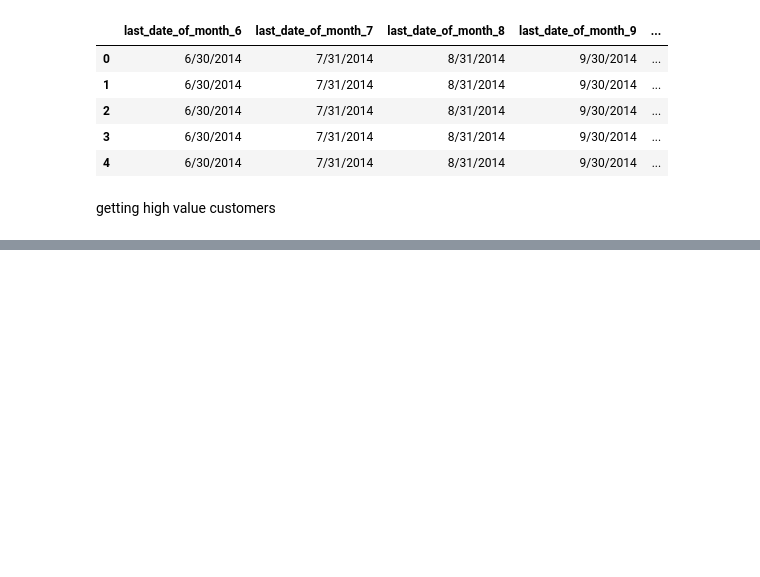
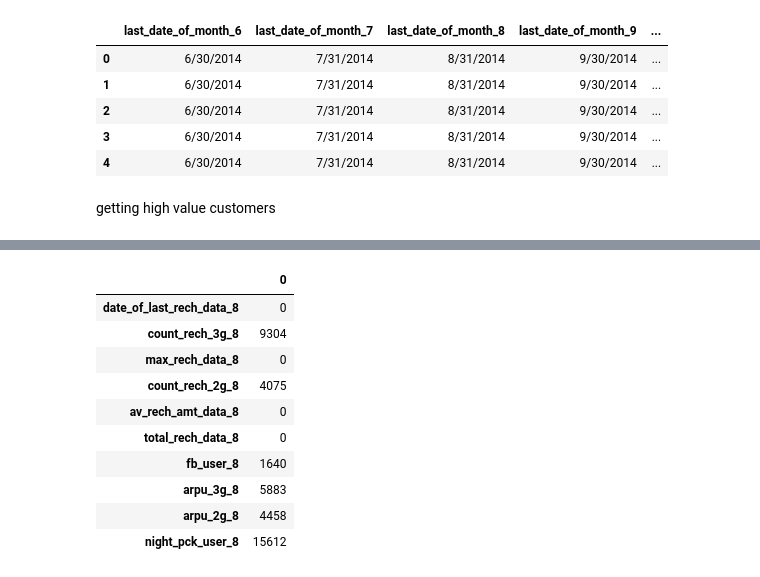
Before and after one commit to emmanuelidehen/MachineLearningModels, a Jupyter notebook: ChunCustomers.ipynb, the cells around one changed output, grey strips where cells are left out. Saved outputs shown, nothing was run; the diff lists cells and outputs as text; code cells hidden in the pictures; blank space fills up the shorter version.

```diff
--- a/ChunCustomers.ipynb
+++ b/ChunCustomers.ipynb
@@ -150,0 +273,14 @@ data['tot_amt_9'] = data[['total_rech_amt_9','tot_rech_amt_data_9']].sum(axis=1)
+# %%
+pd.DataFrame((data[nanpercent(data).index]==0).sum()).head(10)
+# %% [output]
+|  | 0 |
+| date_of_last_rech_data_8 | 0 |
+| count_rech_3g_8 | 9304 |
+| max_rech_data_8 | 0 |
+| count_rech_2g_8 | 4075 |
+| av_rech_amt_data_8 | 0 |
+| total_rech_data_8 | 0 |
+| fb_user_8 | 1640 |
+| arpu_3g_8 | 5883 |
+| arpu_2g_8 | 4458 |
+| night_pck_user_8 | 15612 |
```
Also changed, not shown: parts of 36 cells of this notebook.
